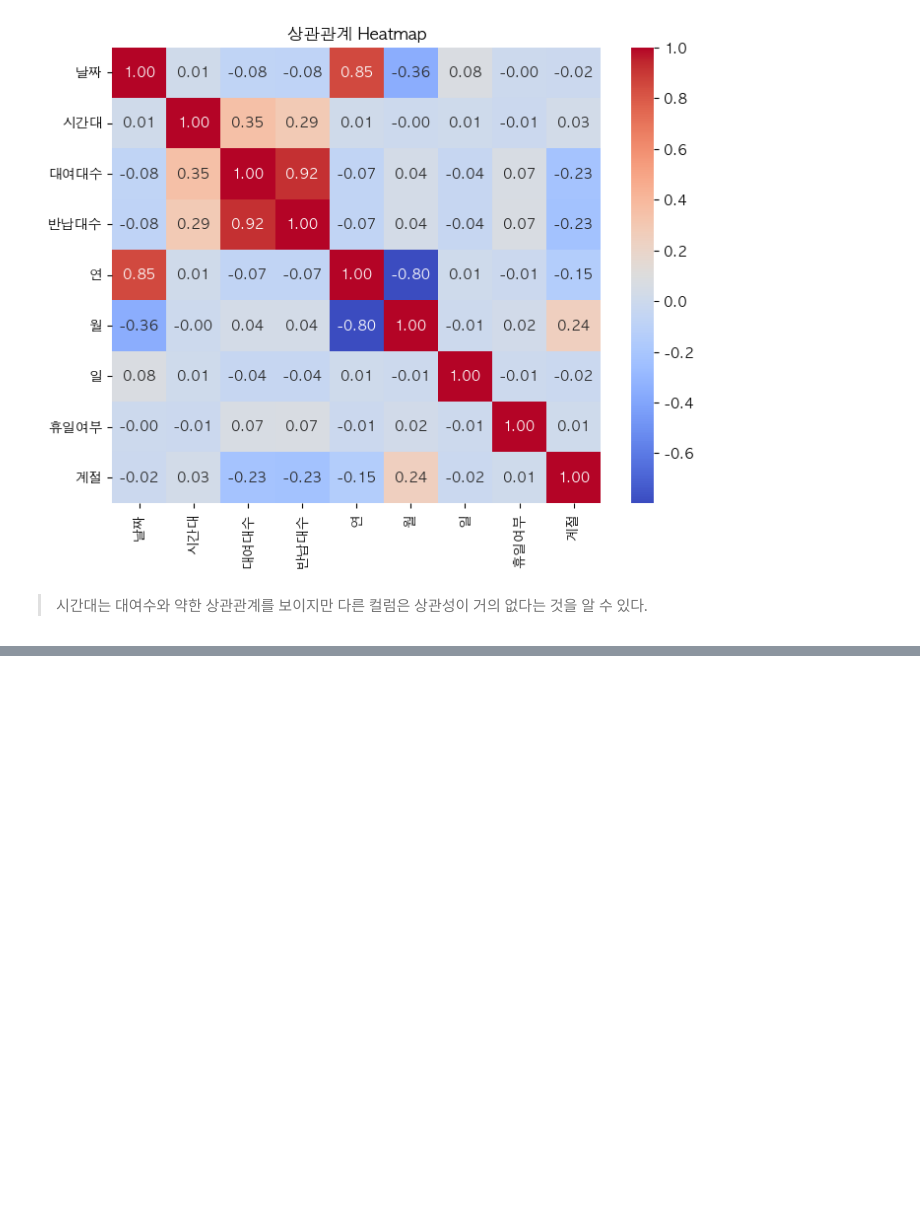
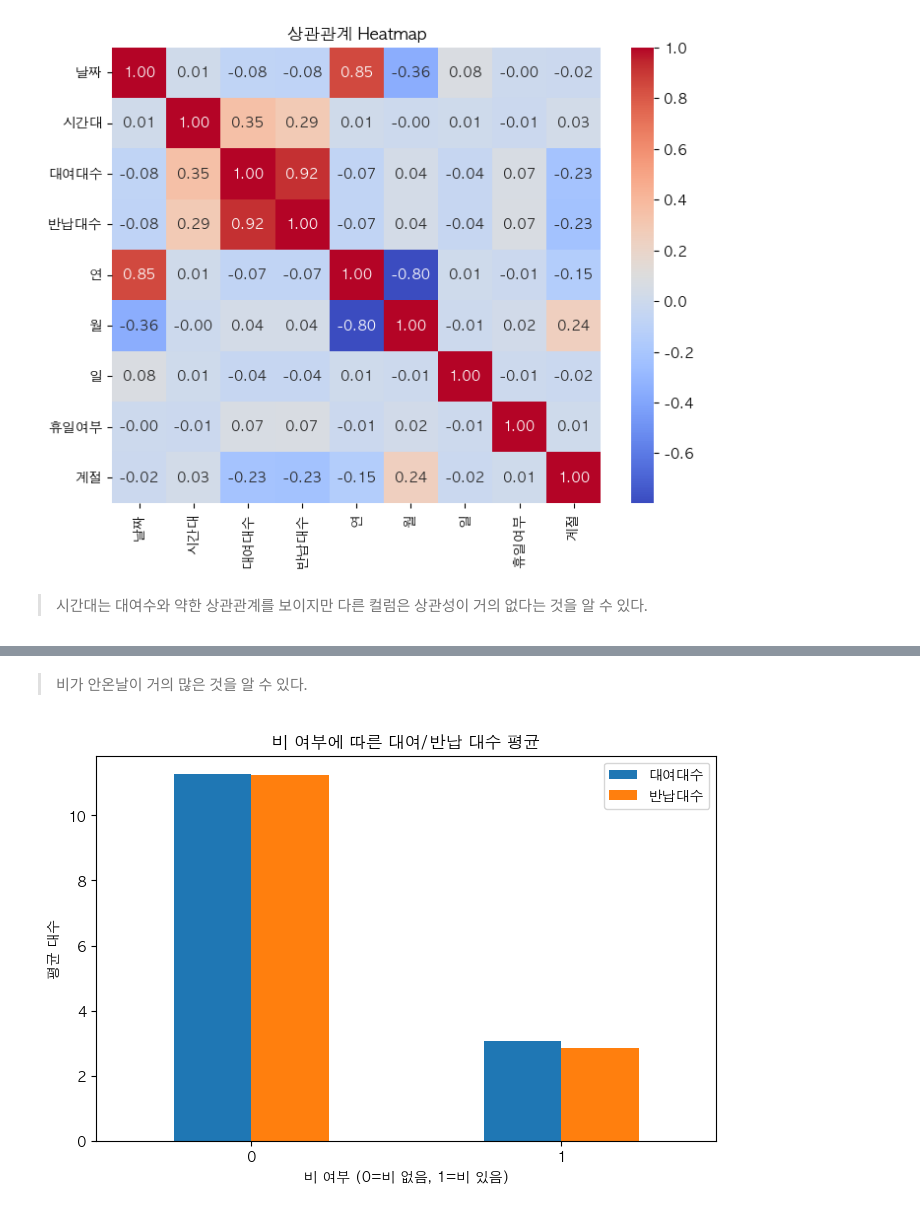
Before and after one commit to donghun-ha/Ddareungi, a Jupyter notebook: python/note/dh/olympic_park.ipynb, the cells around one changed output, grey strips where cells are left out. Drawn from its saved outputs; the diff is of its cells as text; code cells hidden in the pictures; blank space fills up the shorter version.

```diff
--- a/python/note/dh/olympic_park.ipynb
+++ b/python/note/dh/olympic_park.ipynb
@@ -498,0 +674,7 @@ plt.show()
+# %%
+# 중복 컬럼 제거 및 컬럼 이름 변경
+
+# '날짜_y' 컬럼 제거
+olympic_park_station.drop(columns=['날짜_y'], inplace=True)
+# '날짜_x' 컬럼 날짜 컬럼으로 이름 변경
+olympic_park_station.rename(columns={'날짜_x': '날짜'}, inplace=True)
@@ -498,0 +712,17 @@ plt.show()
+# %% [markdown]
+> 비가 안온날이 거의 많은 것을 알 수 있다.
+# %%
+# 강수량 여부 추가
+olympic_park_station['강수여부'] = olympic_park_station['강수량(mm)'].apply(lambda x: 1 if x > 0 else 0)
+
+# 비가 온 날과 안 온 날의 대여/반납 대수 평균
+rain_effect = olympic_park_station.groupby('강수여부')[['대여대수', '반납대수']].mean()
+
+# 시각화
+rain_effect.plot(kind='bar', figsize=(8, 5), rot=0)
+plt.title('비 여부에 따른 대여/반납 대수 평균')
+plt.xlabel('비 여부 (0=비 없음, 1=비 있음)')
+plt.ylabel('평균 대수')
+plt.show()
+# %% [output]
+[figure, added]
```
Also changed, not shown: parts of 23 cells of this notebook.
